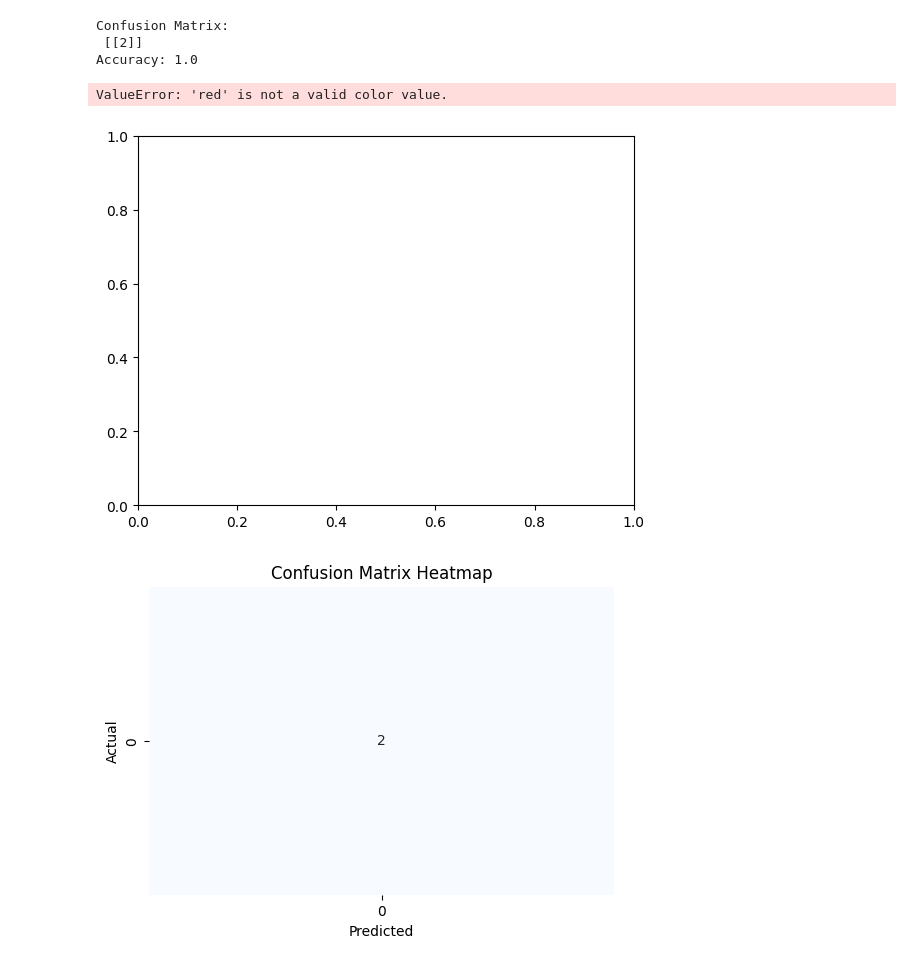
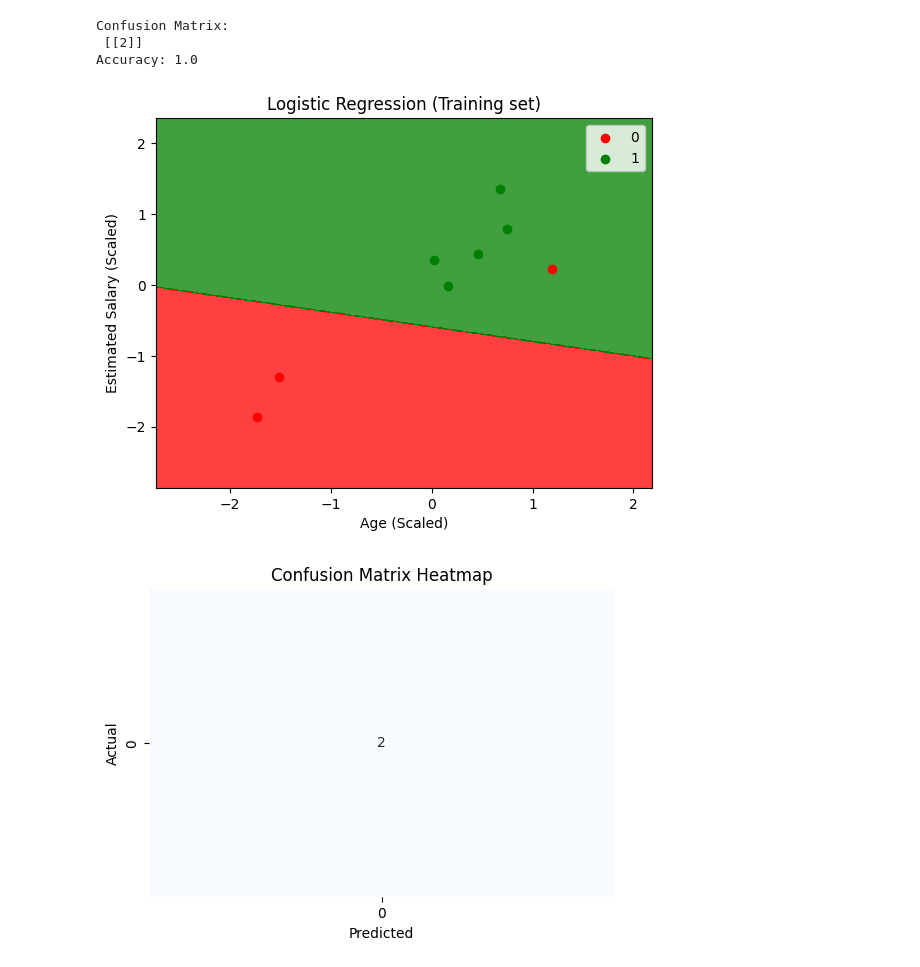
Before and after one commit to PratikshaShelke24/AI, a Jupyter notebook: lab1.ipynb, the cells around one changed output. Drawn from its saved outputs; the diff is of its cells as text; code cells hidden in the pictures.

```diff
--- a/lab1.ipynb
+++ b/lab1.ipynb
@@ -66,28 +66,45 @@ Accuracy: 1.0
 # %%
 # Step 9: Visualize decision boundary (Training set)
 # %%
+
+
+# Assuming X_train, y_train, and model are already defined
 X_set, y_set = X_train, y_train
-X1, X2 = np.meshgrid(np.arange(start=X_set[:, 0].min() - 1, stop=X_set[:, 0].max() + 1, step=0.01),
-                     np.arange(start=X_set[:, 1].min() - 1, stop=X_set[:, 1].max() + 1, step=0.01))
 
-plt.contourf(X1, X2, model.predict(np.array([X1.ravel(), X2.ravel()]).T).reshape(X1.shape),
-             alpha=0.75, cmap=ListedColormap(('red', 'green')))
+# Create a grid of points covering the feature space
+X1, X2 = np.meshgrid(
+    np.arange(start=X_set[:, 0].min() - 1, stop=X_set[:, 0].max() + 1, step=0.01),
+    np.arange(start=X_set[:, 1].min() - 1, stop=X_set[:, 1].max() + 1, step=0.01)
+)
 
+# Predict the decision boundary for the grid points
+predictions = model.predict(np.array([X1.ravel(), X2.ravel()]).T).reshape(X1.shape)
+
+# Plot the decision boundary using contourf
+plt.contourf(
+    X1, X2, predictions,
+    alpha=0.75, cmap=ListedColormap(['red', 'green'])  # Ensure square brackets
+)
+
+# Set axis limits
 plt.xlim(X1.min(), X1.max())
 plt.ylim(X2.min(), X2.max())
 
+# Plot training points
 for i, j in enumerate(np.unique(y_set)):
-    plt.scatter(X_set[y_set == j, 0], X_set[y_set == j, 1],
-                c=ListedColormap(('red', 'green'))(i), label=j)
+    plt.scatter(
+        X_set[y_set == j, 0], X_set[y_set == j, 1],
+        c=ListedColormap(['red', 'green'])(i), label=j
+    )
 
+# Add titles and labels
 plt.title('Logistic Regression (Training set)')
 plt.xlabel('Age (Scaled)')
 plt.ylabel('Estimated Salary (Scaled)')
 plt.legend()
 plt.show()
 # %% [output]
-ValueError: 'red' is not a valid color value.
-[figure, old version]
+[figure, new version]
 # %%
 # Calculate confusion matrix
 # %%
```
Also changed, not shown: parts of 2 cells of this notebook.
